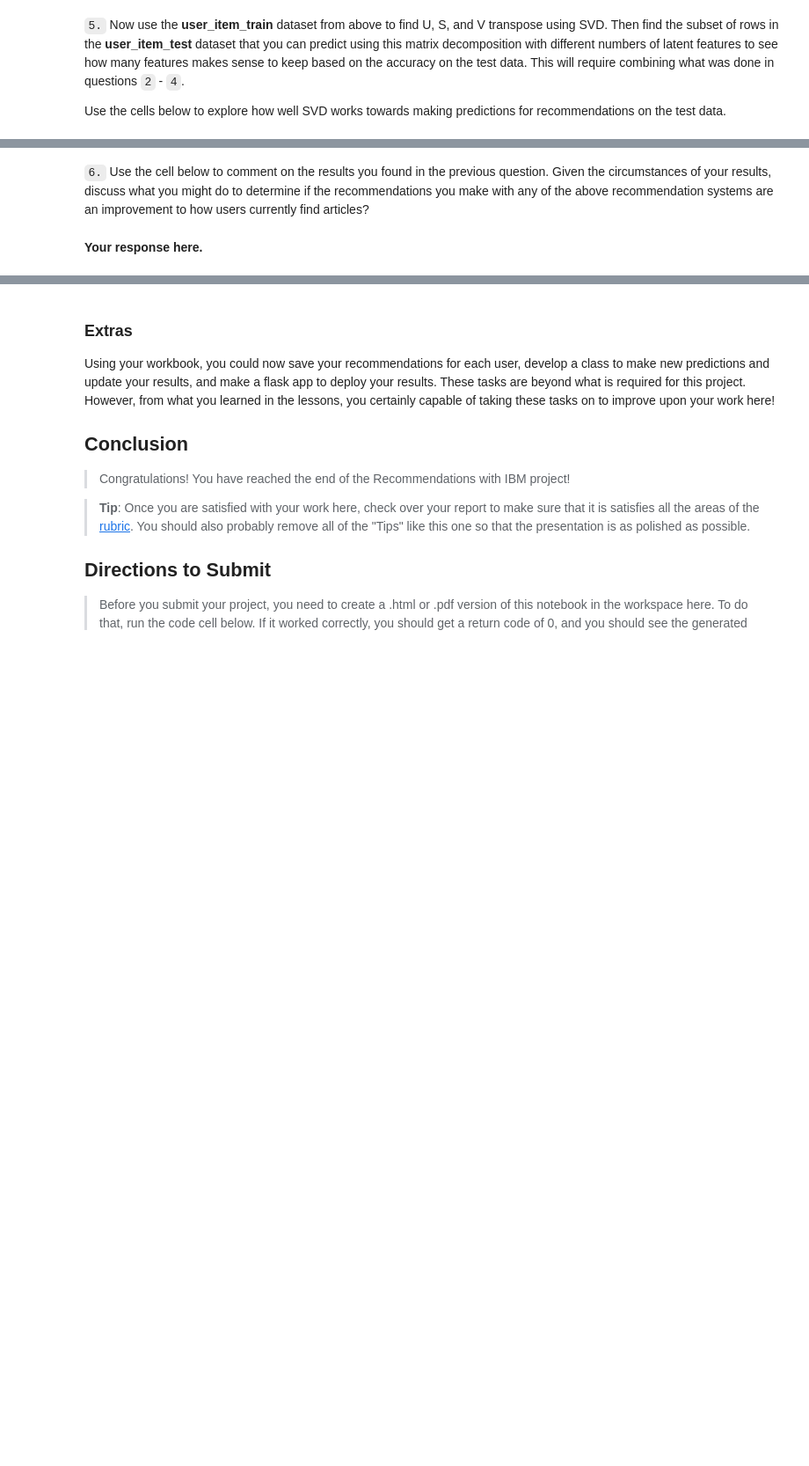
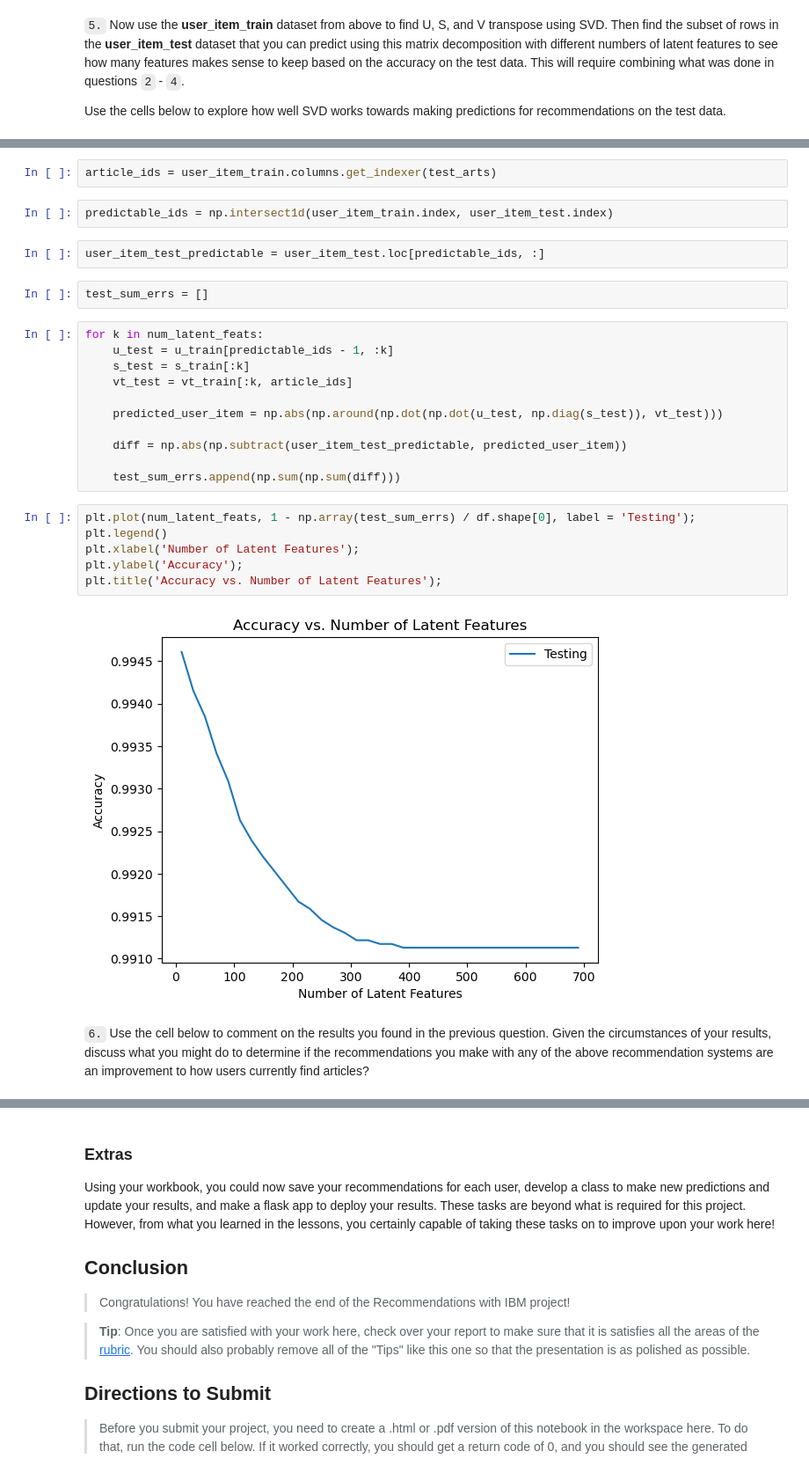
Before and after one commit to luongnguyentrong/recommendation-with-ibm, a Jupyter notebook: Recommendations_with_IBM.ipynb, the cells around one changed output, grey strips where cells are left out. Shown: that part at 88% size. Drawn from its saved outputs; the diff is of its cells as text; blank space fills up the shorter version.

```diff
--- a/Recommendations_with_IBM.ipynb
+++ b/Recommendations_with_IBM.ipynb
@@ -766,4 +834,29 @@ u_train, s_train, vt_train = # fit svd similar to above then use the cells below
+# %%
+article_ids = user_item_train.columns.get_indexer(test_arts)
+# %%
+predictable_ids = np.intersect1d(user_item_train.index, user_item_test.index)
+# %%
+user_item_test_predictable = user_item_test.loc[predictable_ids, :]
+# %%
+test_sum_errs = []
+# %%
+for k in num_latent_feats:
+    u_test = u_train[predictable_ids - 1, :k]
+    s_test = s_train[:k]
+    vt_test = vt_train[:k, article_ids]
+
+    predicted_user_item = np.abs(np.around(np.dot(np.dot(u_test, np.diag(s_test)), vt_test)))
+
+    diff = np.abs(np.subtract(user_item_test_predictable, predicted_user_item))
+
+    test_sum_errs.append(np.sum(np.sum(diff)))
+# %%
+plt.plot(num_latent_feats, 1 - np.array(test_sum_errs) / df.shape[0], label = 'Testing');
+plt.legend()
+plt.xlabel('Number of Latent Features');
+plt.ylabel('Accuracy');
+plt.title('Accuracy vs. Number of Latent Features');
+# %% [output]
+[figure, added]
 # %% [markdown]
 `6.` Use the cell below to comment on the results you found in the previous question. Given the circumstances of your results, discuss what you might do to determine if the recommendations you make with any of the above recommendation systems are an improvement to how users currently find articles?
-# %% [markdown]
-**Your response here.**
```
Also changed, not shown: parts of 19 cells of this notebook.
